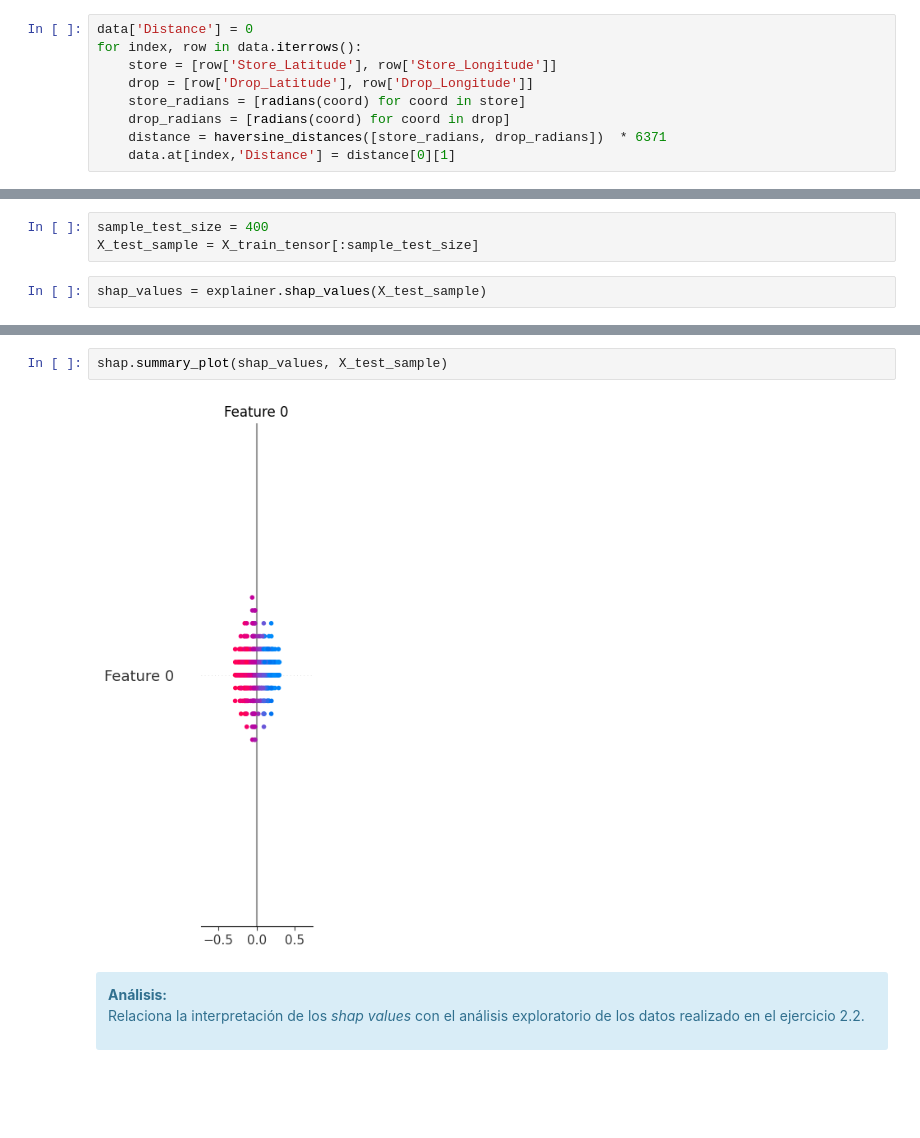
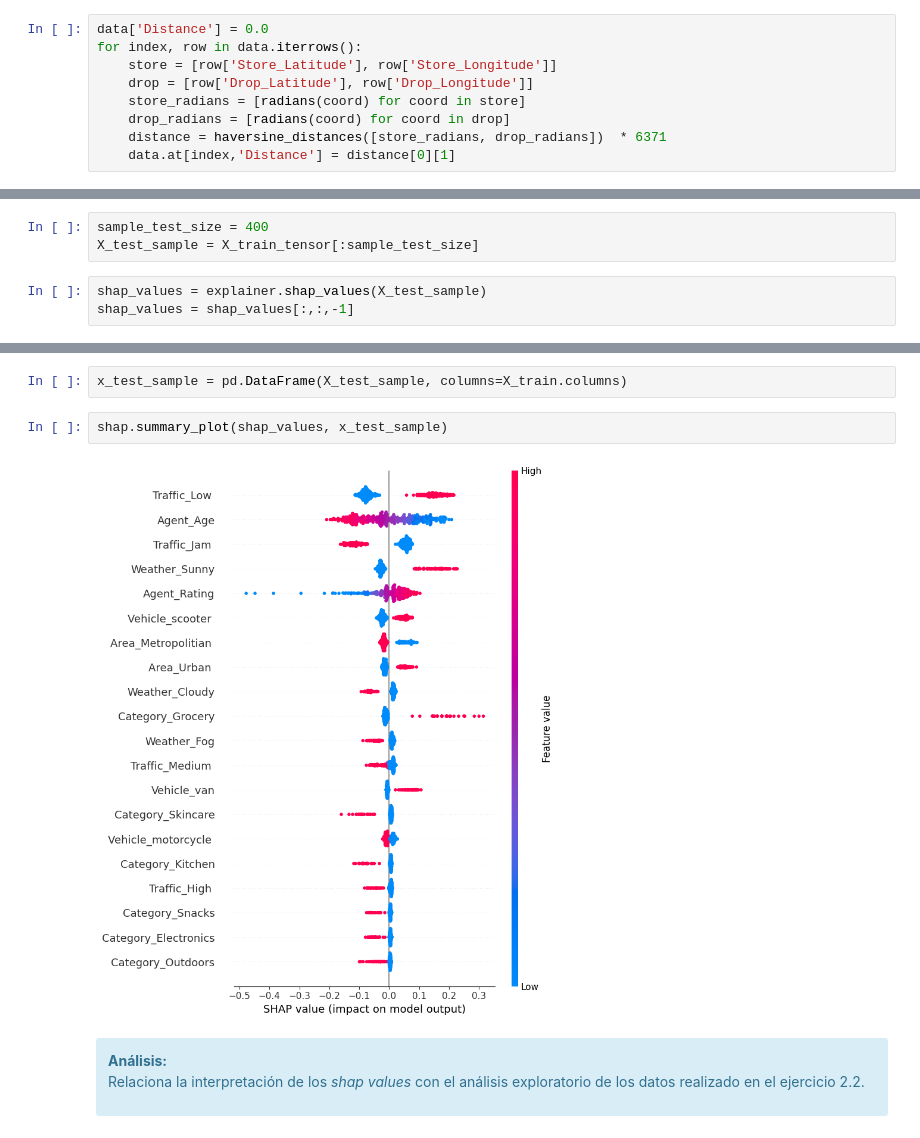
Before and after one commit to Hulkilla/Aprendizaje-Automatico, a Jupyter notebook: PEC3/M2_891_20241_PEC3_Marina.ipynb, the cells around one changed output, grey strips where cells are left out. Saved outputs shown, nothing was run; the diff lists cells and outputs as text; blank space fills up the shorter version.

```diff
--- a/PEC3/M2_891_20241_PEC3_Marina.ipynb
+++ b/PEC3/M2_891_20241_PEC3_Marina.ipynb
@@ -1152,7 +1143,7 @@ A continuación, vamos a calcular la distancia harvesiana en kilómetros entre e
 <strong>Solución:</strong>
 </div>
 # %%
-data['Distance'] = 0
+data['Distance'] = 0.0
 for index, row in data.iterrows():
     store = [row['Store_Latitude'], row['Store_Longitude']]
     drop = [row['Drop_Latitude'], row['Drop_Longitude']]
@@ -1920,3 +1911,4 @@ sample_test_size = 400
 X_test_sample = X_train_tensor[:sample_test_size]
 # %%
 shap_values = explainer.shap_values(X_test_sample)
+shap_values = shap_values[:,:,-1]
@@ -1954,7 +1961,9 @@ print(shap_summary_df)
+# %%
+x_test_sample = pd.DataFrame(X_test_sample, columns=X_train.columns)
 # %%
-shap.summary_plot(shap_values, X_test_sample)
+shap.summary_plot(shap_values, x_test_sample)
 # %% [output]
-[figure, old version]
+[figure, new version]
 # %% [markdown]
 <div class="alert alert-block alert-info">
 <strong>Análisis:</strong>
```
Also changed, not shown: parts of 78 cells of this notebook.
